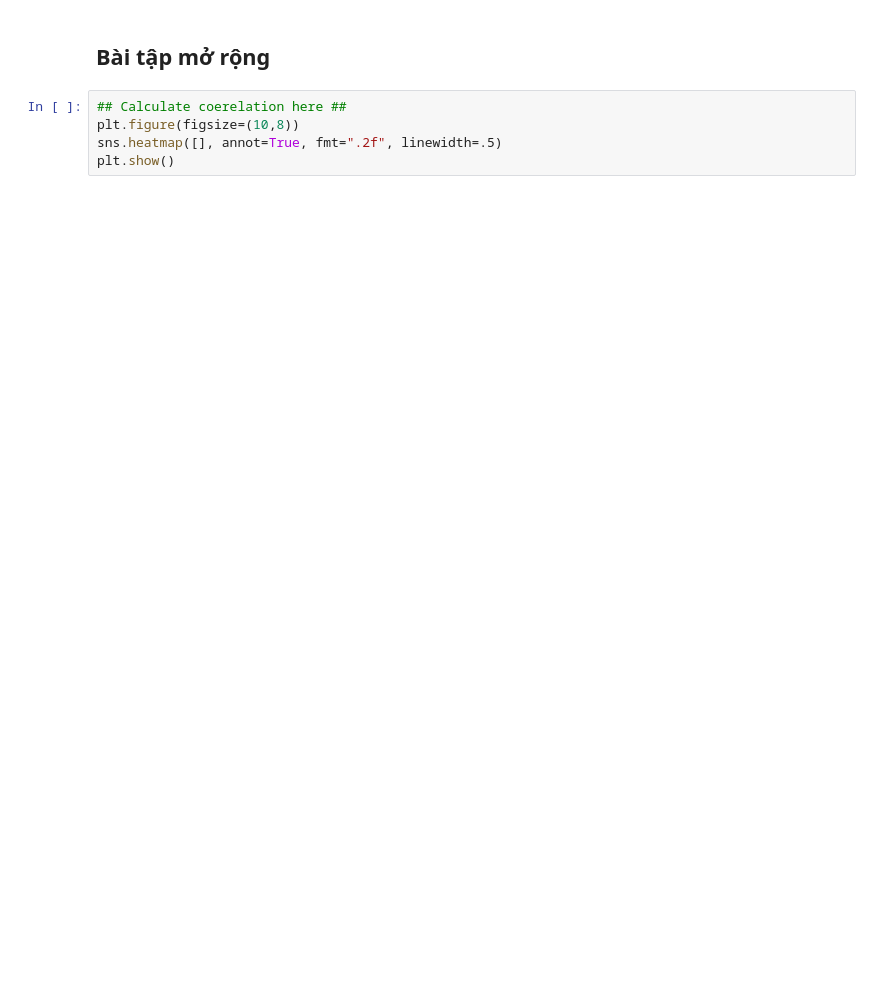
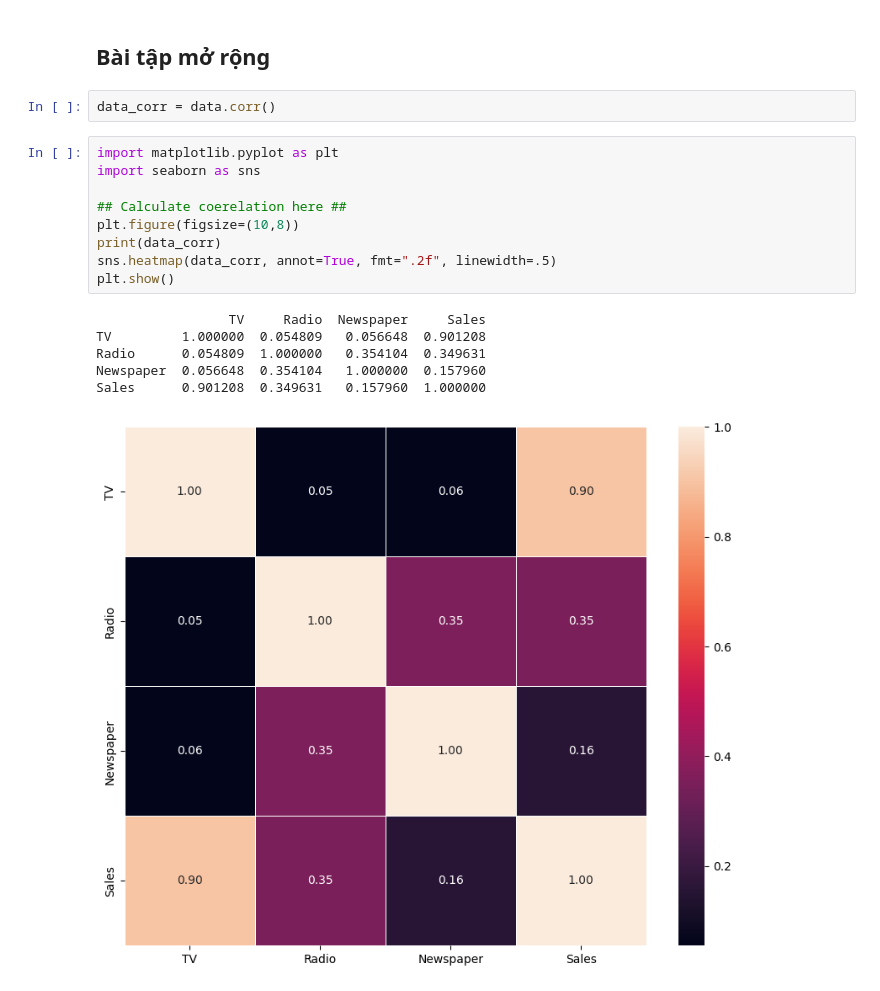
Before and after one commit to mylethidiem/zero-to-hero, a Jupyter notebook: preAIO25/AIOCodeMathDA/Week3.ipynb, the cells around one changed output. Cells and saved outputs as stored; diff of their text form; blank space fills up the shorter version.

```diff
--- a/preAIO25/AIOCodeMathDA/Week3.ipynb
+++ b/preAIO25/AIOCodeMathDA/Week3.ipynb
@@ -422,7 +486,20 @@ def correlation (x ,y):
 # %% [markdown]
 ## Bài tập mở rộng
+# %%
+data_corr = data.corr()
 # %%
+import matplotlib.pyplot as plt
+import seaborn as sns
+
 ## Calculate coerelation here ##
 plt.figure(figsize=(10,8))
-sns.heatmap([], annot=True, fmt=".2f", linewidth=.5)
+print(data_corr)
+sns.heatmap(data_corr, annot=True, fmt=".2f", linewidth=.5)
 plt.show()
+# %% [output]
+                 TV     Radio  Newspaper     Sales
+TV         1.000000  0.054809   0.056648  0.901208
+Radio      0.054809  1.000000   0.354104  0.349631
+Newspaper  0.056648  0.354104   1.000000  0.157960
+Sales      0.901208  0.349631   0.157960  1.000000
+[figure, added]
```
Also changed, not shown: parts of 8 cells of this notebook.
